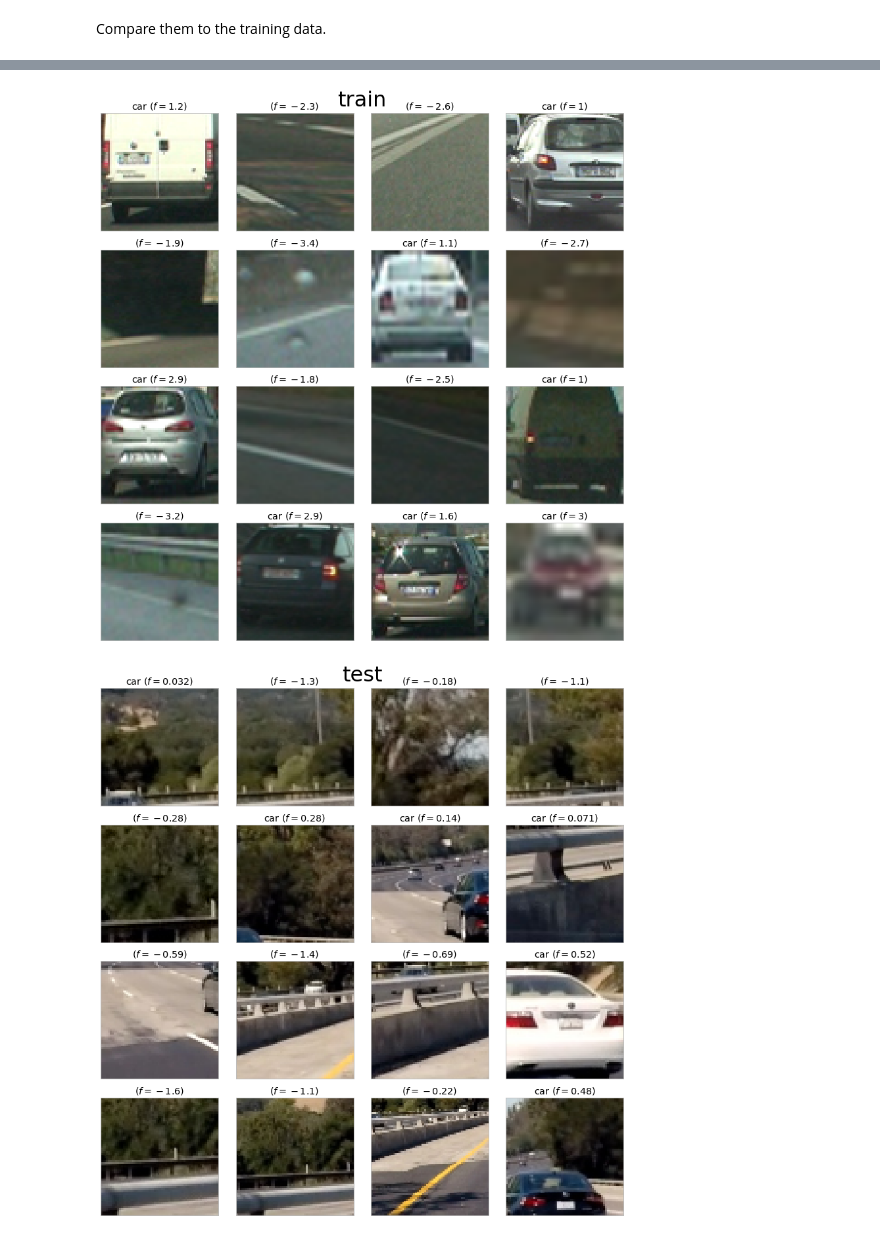
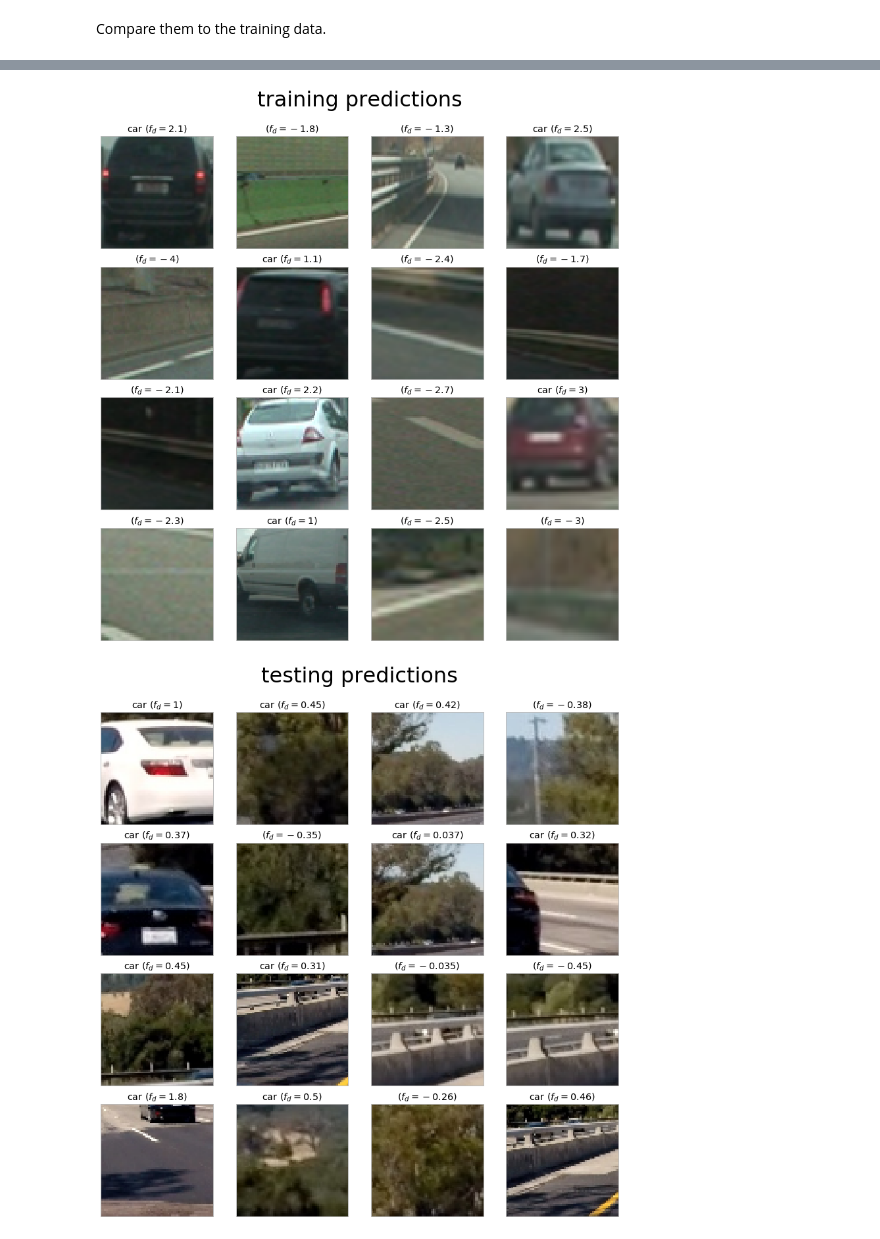
Before and after one commit to tsbertalan/vehicleDetection, a Jupyter notebook: Vehicle Detection - detector object.ipynb, the cells around one changed output, grey strips where cells are left out. Drawn from its saved outputs; the diff is of its cells as text; code cells hidden in the pictures.

```diff
--- a/Vehicle Detection - detector object.ipynb
+++ b/Vehicle Detection - detector object.ipynb
@@ -168,6 +171,6 @@ ax.set_xlabel('class');
 # %%
 indices = np.arange(len(images))
 np.random.shuffle(indices)
-n = 1024
+n = 2048
 imageWindows = [images[i] for i in indices[:n]]
 classes = [Y[i] for i in indices[:n]]
@@ -275,7 +277,6 @@ Wall time: 35.2 s
 # %% [markdown]
 # Run the detector on a test image.
 # %%
-img = mpimage.imread('test_images/test4.jpg')
+impath = 'test_images/test4.jpg'
+img = mpimage.imread(impath)
 windows = vehicleDetection.lesson_functions.slide_window(img)
-# from IPython.core.debugger import set_trace; set_trace()
-bboxes = detector.detect(img)
@@ -311,0 +325,6 @@ testWindowImages = [
+# %%
+fig, ax = plt.subplots(figsize=(3,6)figsize=(3,6))
+ax.hist(predictions)
+ax.set_xticks([0, 1])
+ax.set_xticklabels(['no car', 'car'])
+ax.set_title('prediction distribution on %s' % impath);
@@ -312,23 +333,24 @@ testWindowImages = [
 # %% [markdown]
 Compare them to the training data.
 # %%
-for imgs, suptitle in zip([imageWindows, testWindowImages], ['train', 'test']):
+for imgs, suptitle in zip([imageWindows, testWindowImages], ['training predictions', 'testing predictions']):
     fig, axes = plt.subplots(nrows=4, ncols=4, figsize=(12, 12))
     axes = axes.ravel()
     for im, ax in zip(imgs, axes):
         ax.imshow(im)
         features = detector.featurize(im).reshape((1, -1))
         test_features = detector.scaler.transform(features)
         pred = detector.clf.predict(test_features)
         decisionFunc = detector.clf.decision_function(test_features)
         ax.set_xticks([]); ax.set_yticks([])
-        title = 'car ($f=%.2g$)' % decisionFunc if pred else '($f=%.2g$)' % decisionFunc
+        title = 'car ($f_d=%.2g$)' % decisionFunc if pred else '($f_d=%.2g$)' % decisionFunc
         ax.set_title(title)
     fig.tight_layout()
     fig.suptitle(suptitle, fontsize=32)
-    fig.subplots_adjust(top=.94)
+    fig.subplots_adjust(top=.9)
+    fig.savefig('doc/%s.png' % suptitle)
 # %% [output]
 /home/tsbertalan/.virtualenvs/carnd/lib/python3.5/site-packages/skimage/feature/_hog.py:119: skimage_deprecation: Default value of `block_norm`==`L1` is deprecated and will be changed to `L2-Hys` in v ...
   'be changed to `L2-Hys` in v0.15', skimage_deprecation)
-[figure, old version]
+[figure, new version]
-[figure, old version]
+[figure, new version]
```
Also changed, not shown: parts of 22 cells of this notebook, 5 other files.
